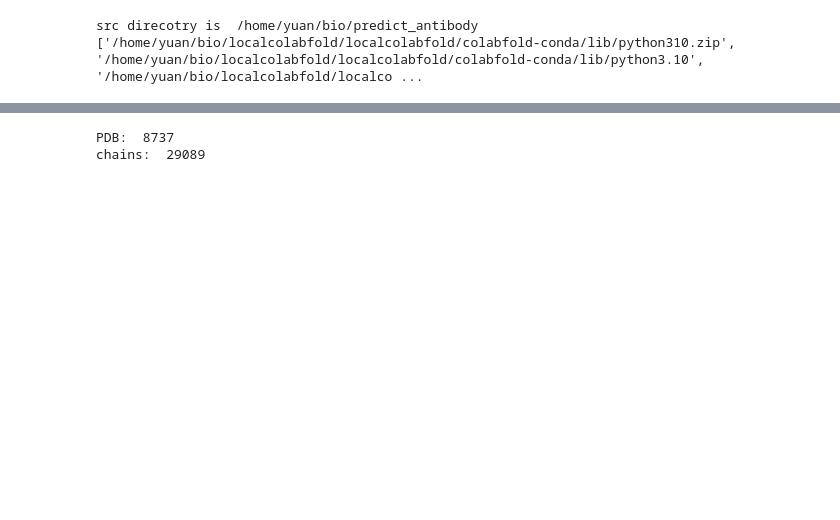
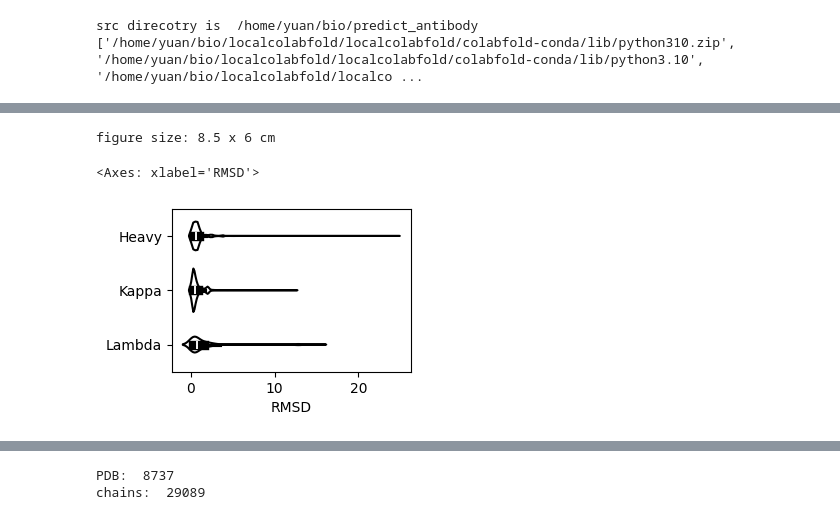
Before and after one commit to protein-design/predict_antibody, a Jupyter notebook: src/PDB_summary.ipynb, the cells around one changed output, grey strips where cells are left out. Drawn from its saved outputs; the diff is of its cells as text; code cells hidden in the pictures; blank space fills up the shorter version.

Commit message:
rmsd

```diff
--- a/src/PDB_summary.ipynb
+++ b/src/PDB_summary.ipynb
@@ -32,0 +71,4 @@ src direcotry is  /home/yuan/bio/predict_antibody
+# %%
+df = LoadData.equal_seq_rmsd()
+print(df.shape)
+df.head()
@@ -32,0 +86,9 @@ src direcotry is  /home/yuan/bio/predict_antibody
+# %%
+args = {'width_level': 1, 'height': 6}
+fig, ax = Layout(args).one()
+
+PlotPdb(df).violin_equal_rmsd(ax)
+# %% [output]
+figure size: 8.5 x 6 cm
+<Axes: xlabel='RMSD'>
+[figure, added]
```
Also changed, not shown: parts of 8 cells of this notebook, 10 other files.
